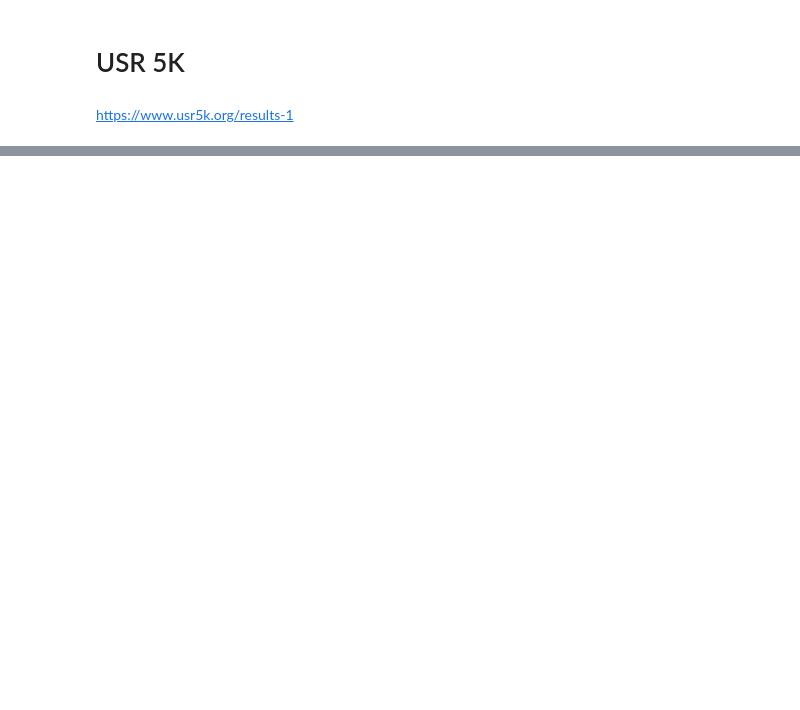
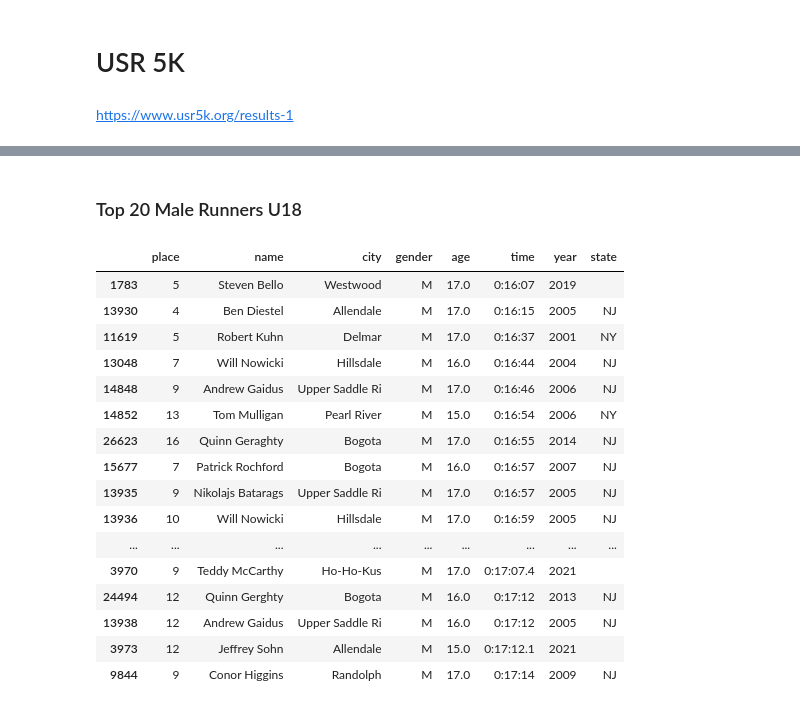
Before and after one commit to willdigisi/USR_5K, a Jupyter notebook: USR_5K.ipynb, the cells around one changed output, grey strips where cells are left out. Saved outputs shown, nothing was run; the diff lists cells and outputs as text; code cells hidden in the pictures; blank space fills up the shorter version.

```diff
--- a/USR_5K.ipynb
+++ b/USR_5K.ipynb
@@ -356,0 +321,27 @@ further clean data, remove invald rows
+# %% [markdown]
+### Top 20 Male Runners U18
+# %%
+sort = master
+sort['age'] = pd.to_numeric(sort['age'])
+sort = sort[sort['gender'] == 'M']
+sort = sort[sort['age'] < 18]
+sort = sort.sort_values(by=['time'], ascending=True)
+sort.head(20)
+# %% [output]
+|  | place | name | city | gender | age | time | year | state |
+| 1783 | 5 | Steven Bello | Westwood | M | 17.0 | 0:16:07 | 2019 |  |
+| 13930 | 4 | Ben Diestel | Allendale | M | 17.0 | 0:16:15 | 2005 | NJ |
+| 11619 | 5 | Robert Kuhn | Delmar | M | 17.0 | 0:16:37 | 2001 | NY |
+| 13048 | 7 | Will Nowicki | Hillsdale | M | 16.0 | 0:16:44 | 2004 | NJ |
+| 14848 | 9 | Andrew Gaidus | Upper Saddle Ri | M | 17.0 | 0:16:46 | 2006 | NJ |
+| 14852 | 13 | Tom Mulligan | Pearl River | M | 15.0 | 0:16:54 | 2006 | NY |
+| 26623 | 16 | Quinn Geraghty | Bogota | M | 17.0 | 0:16:55 | 2014 | NJ |
+| 15677 | 7 | Patrick Rochford | Bogota | M | 16.0 | 0:16:57 | 2007 | NJ |
+| 13935 | 9 | Nikolajs Batarags | Upper Saddle Ri | M | 17.0 | 0:16:57 | 2005 | NJ |
+| 13936 | 10 | Will Nowicki | Hillsdale | M | 17.0 | 0:16:59 | 2005 | NJ |
+| ... | ... | ... | ... | ... | ... | ... | ... | ... |
+| 3970 | 9 | Teddy McCarthy | Ho-Ho-Kus | M | 17.0 | 0:17:07.4 | 2021 |  |
+| 24494 | 12 | Quinn Gerghty | Bogota | M | 16.0 | 0:17:12 | 2013 | NJ |
+| 13938 | 12 | Andrew Gaidus | Upper Saddle Ri | M | 16.0 | 0:17:12 | 2005 | NJ |
+| 3973 | 12 | Jeffrey Sohn | Allendale | M | 15.0 | 0:17:12.1 | 2021 |  |
+| 9844 | 9 | Conor Higgins | Randolph | M | 17.0 | 0:17:14 | 2009 | NJ |
```
Also changed, not shown: parts of 33 cells of this notebook.
